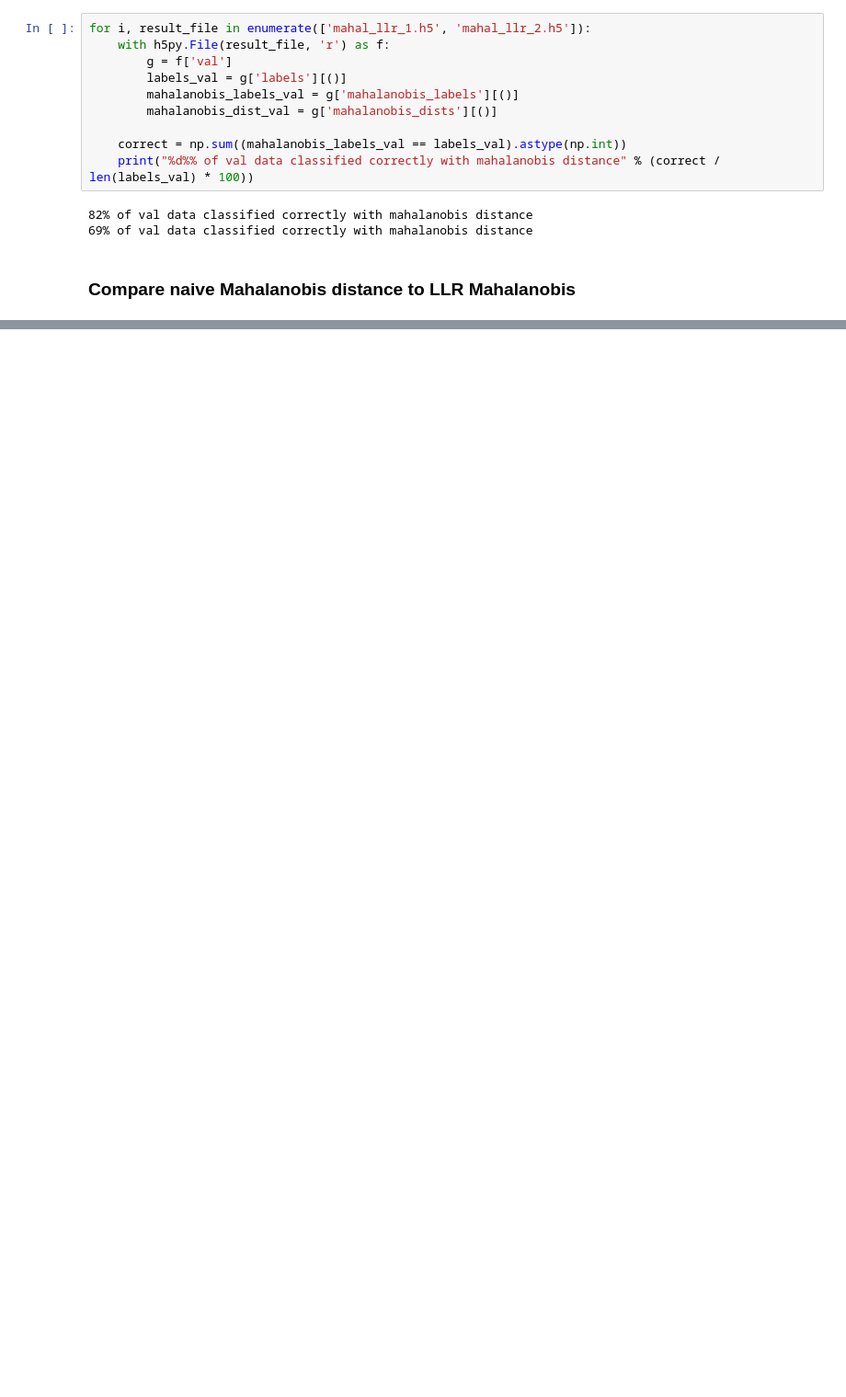
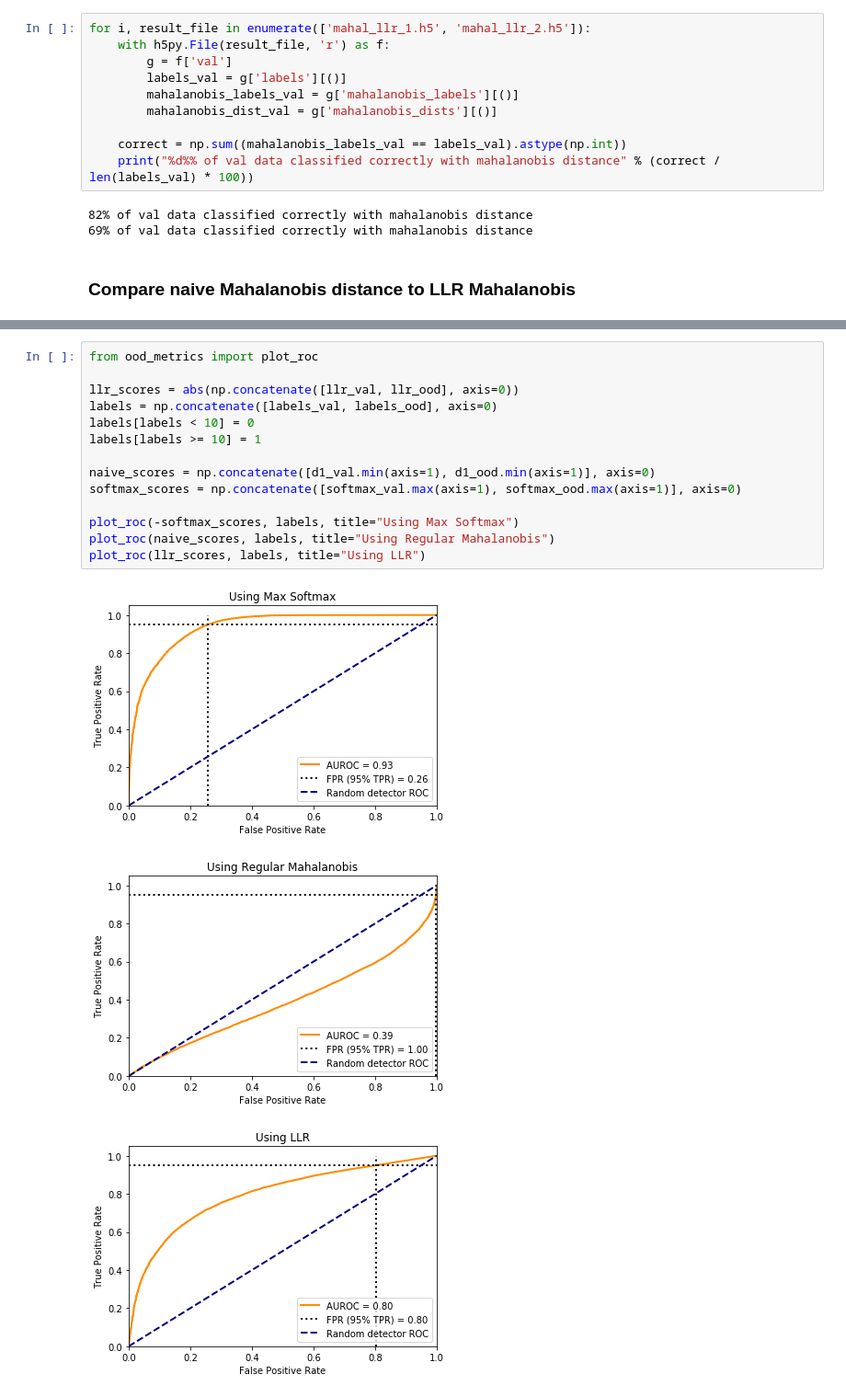
Before and after one commit to BalahariVignesh/simple-faster-rcnn-pytorch, a Jupyter notebook: notebook_experiments/mahalanobis_llr.ipynb, the cells around one changed output, grey strips where cells are left out. Shown: that part at 92% size. Cells and saved outputs as stored; diff of their text form; blank space fills up the shorter version.

```diff
--- a/notebook_experiments/mahalanobis_llr.ipynb
+++ b/notebook_experiments/mahalanobis_llr.ipynb
@@ -898,0 +1044,18 @@ plt.show()
+# %%
+from ood_metrics import plot_roc
+
+llr_scores = abs(np.concatenate([llr_val, llr_ood], axis=0))
+labels = np.concatenate([labels_val, labels_ood], axis=0)
+labels[labels < 10] = 0
+labels[labels >= 10] = 1
+
+naive_scores = np.concatenate([d1_val.min(axis=1), d1_ood.min(axis=1)], axis=0)
+softmax_scores = np.concatenate([softmax_val.max(axis=1), softmax_ood.max(axis=1)], axis=0)
+
+plot_roc(-softmax_scores, labels, title="Using Max Softmax")
+plot_roc(naive_scores, labels, title="Using Regular Mahalanobis")
+plot_roc(llr_scores, labels, title="Using LLR")
+# %% [output]
+[figure, added]
+[figure, added]
+[figure, added]
```
Also changed, not shown: parts of 32 cells of this notebook, 3 other files.
